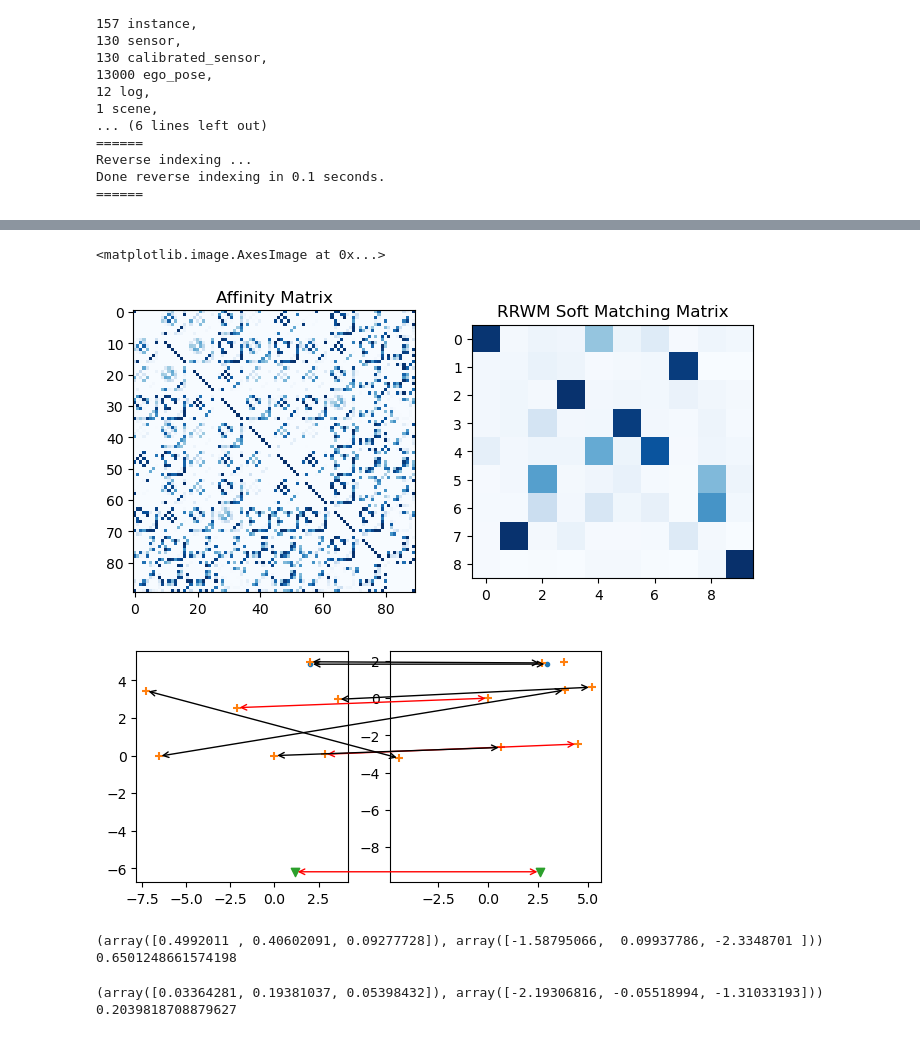
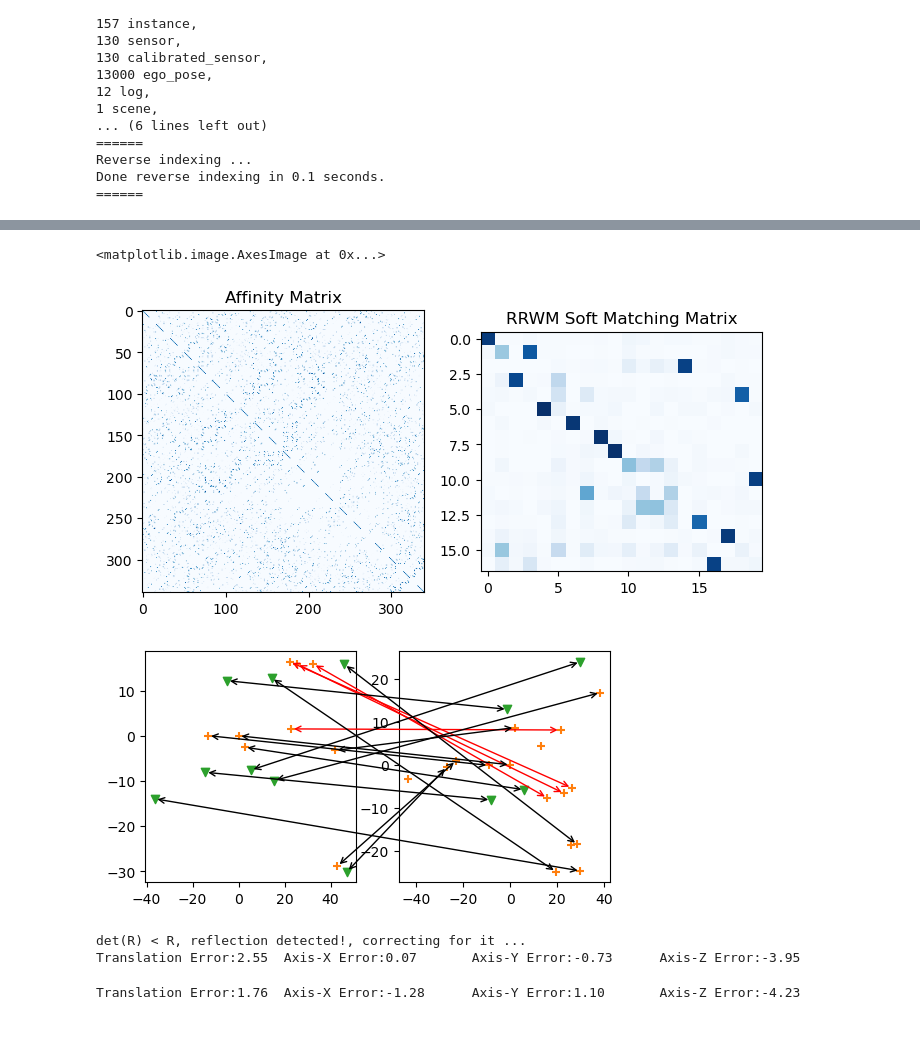
Before and after one commit to K0stasCH/PC-Registration-and-Multi-agent-Vehicles, a Jupyter notebook: demo.ipynb, the cells around one changed output, grey strips where cells are left out. Cells and saved outputs as stored; diff of their text form; code cells hidden in the pictures.

```diff
--- a/demo.ipynb
+++ b/demo.ipynb
@@ -55,10 +54,11 @@ Done reverse indexing in 0.1 seconds.
 ======
 # %%
 examples = [[1,4,1], #v1_ID, v2_ID, time
-            [],
-            []]
+            [1,4,80],
+            [2,5,50],
+            [1,5,30]]
 # %%
-exaplme_ID = 0 #change this, if you want different scene
+exaplme_ID = 2 #change this, if you want different scene
 v1_ID, v2_ID, time = examples[exaplme_ID]
 # %%
 v1 = Vehicle(v2x_sim,v1_ID)
@@ -91,6 +94,6 @@ x = Scene2.findcenters(_min_points=20, _eps=0.5, className='vehicle', visualize=
 # %%
-eps =0.5
-min_points = 20
+eps =0
+min_points = 0
 
 # eps = 0.6
 # min_points = 17
@@ -117,8 +121,8 @@ plt.title('RRWM Soft Matching Matrix')
 plt.imshow(matchMatrix, cmap='Blues')
 # %% [output]
 <matplotlib.image.AxesImage at 0x...>
-[figure, old version]
+[figure, new version]
 # %%
-plotMatching(g1, g2, matchMatrix)
+plotMatching(g1, g2, matchMatrix, 4, True)
 # %% [output]
-[figure, old version]
+[figure, new version]
@@ -125,21 +132,14 @@ plotMatching(g1, g2, matchMatrix)
 # %%
 TransMatrix = getTransforamtionMatrix_from_MatchingMatrix(g1, g2, matchMatrix, 4)
 draw_registration_result(Scene1, Scene2, TransMatrix)
+_ = printErrors(TransMatrix_GT, TransMatrix, 'degrees')
+# %% [output]
+det(R) < R, reflection detected!, correcting for it ...
+Translation Error:2.55  Axis-X Error:0.07       Axis-Y Error:-0.73      Axis-Z Error:-3.95
-# %%
-TransMatrix_GT = get_GT_tranfMatrix_V1_2_V2(v1, v2, time)
-error = compareTransformation(TransMatrix, TransMatrix_GT, 'degrees')
-print(error)
-print(np.linalg.norm(error[0]))
-# %% [output]
-(array([0.4992011 , 0.40602091, 0.09277728]), array([-1.58795066,  0.09937786, -2.3348701 ]))
-0.6501248661574198
 # %%
-regResult = performICP(Scene1, Scene2, TransMatrix, threshold=0.5)
+regResult = performICP(Scene1, Scene2, TransMatrix, threshold=1)
 T_final = copy.deepcopy(regResult.transformation)
 draw_registration_result(Scene1,Scene2, T_final)
-error = compareTransformation(T_final,TransMatrix_GT, 'degrees')
-print(error)
-print(np.linalg.norm(error[0]))
+_ = printErrors(TransMatrix_GT, T_final, 'degrees')
 # %% [output]
-(array([0.03364281, 0.19381037, 0.05398432]), array([-2.19306816, -0.05518994, -1.31033193]))
-0.2039818708879627
+Translation Error:1.76  Axis-X Error:-1.28      Axis-Y Error:1.10       Axis-Z Error:-4.23
```
Also changed, not shown: parts of 11 cells of this notebook, 9 other files.
